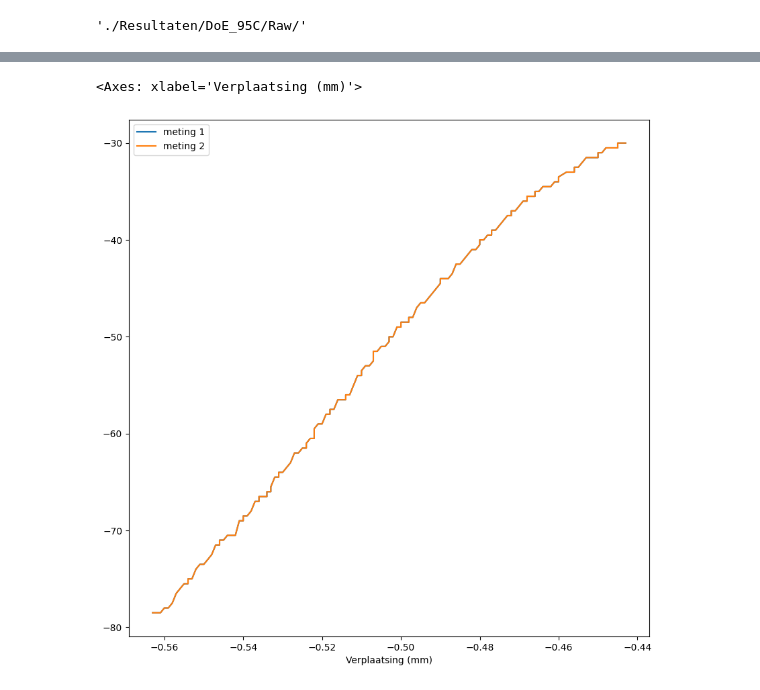
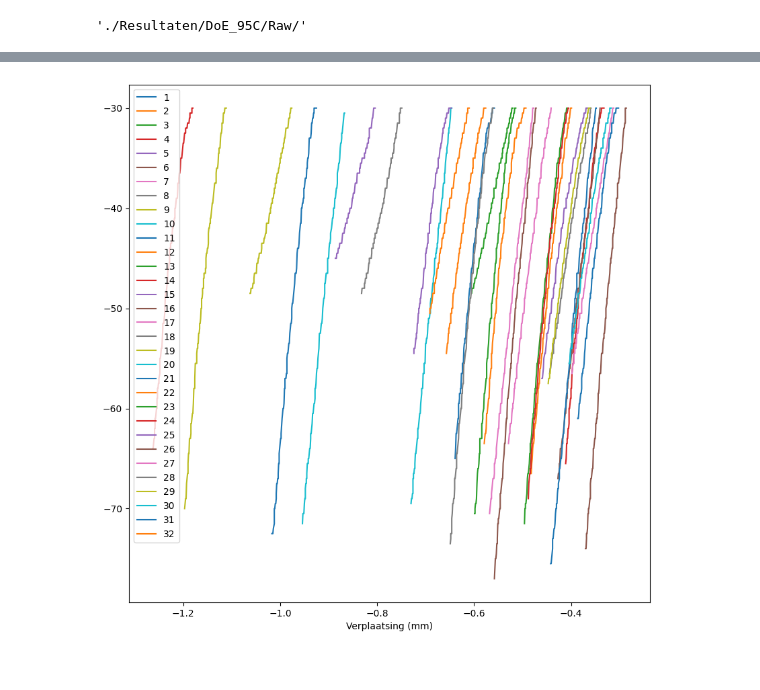
Before and after one commit to R4vante/School, a Jupyter notebook: DOE/Adimec/results.ipynb, the cells around one changed output, grey strips where cells are left out. Cells and saved outputs as stored; diff of their text form; code cells hidden in the pictures.

```diff
--- a/DOE/Adimec/results.ipynb
+++ b/DOE/Adimec/results.ipynb
@@ -14,0 +35,8 @@ files = glob.glob(path + "*txt")
+# %%
+fig, ax = plt.subplots(figsize=(10,10))
+
+for i in range(len(files)):
+    df = pd.read_csv(files[i], delimiter="\t", nrows=139, decimal=',')
+    df.plot(x='Verplaatsing (mm)', y='Kracht (N)', ax=ax, label=i+1)
+
+plt.plot()
@@ -15,3 +57,8 @@ files = glob.glob(path + "*txt")
+# %%
+path = "./Resultaten/DoE_105/Raw/"
+# %%
+files = glob.glob(path + "*txt")
+files.sort()
 # %%
 files
 # %% [output]
@@ -35,3 +82,2 @@ files
 # %%
-df = pd.read_csv(files[0], delimiter="\t", nrows=161, decimal=',')
-df2 = pd.read_csv(files[0], delimiter="\t", skiprows=162, decimal=',')
+df = pd.read_csv(files[1], delimiter='\t', decimal=',', nrows=160)
@@ -47,8 +100,9 @@ df2.head()
 # %%
 fig, ax = plt.subplots(figsize=(10,10))
 
-df.plot(x='Verplaatsing (mm)', y='Kracht (N)', ax=ax, label='meting 1')
-df2.plot(x='Verplaatsing (mm)', y='Kracht (N)', ax=ax, label='meting 2')
+
+for i in range(len(files)):
+    df = pd.read_csv(files[i], delimiter='\t', decimal=',', nrows=110)
+    df.plot(x='Verplaatsing (mm)', y='Kracht (N)', ax=ax, label=i+1)
 # %% [output]
-<Axes: xlabel='Verplaatsing (mm)'>
-[figure, old version]
+[figure, new version]
```
Also changed, not shown: parts of 12 cells of this notebook, 34 other files.
